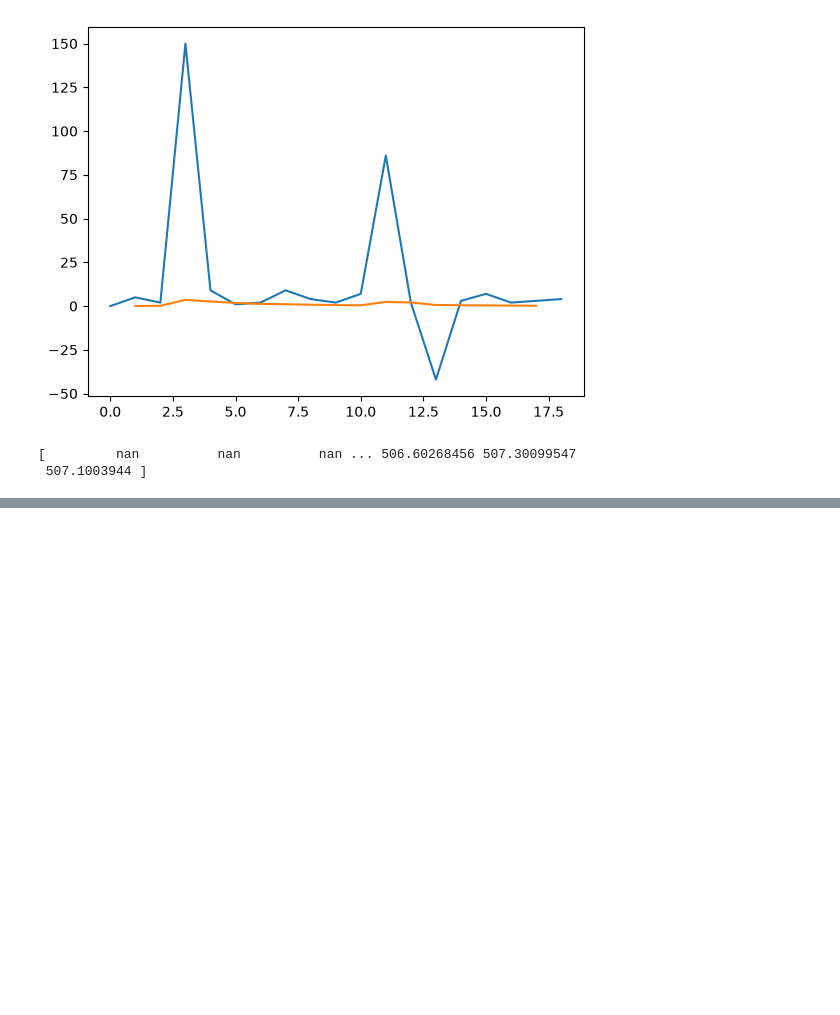
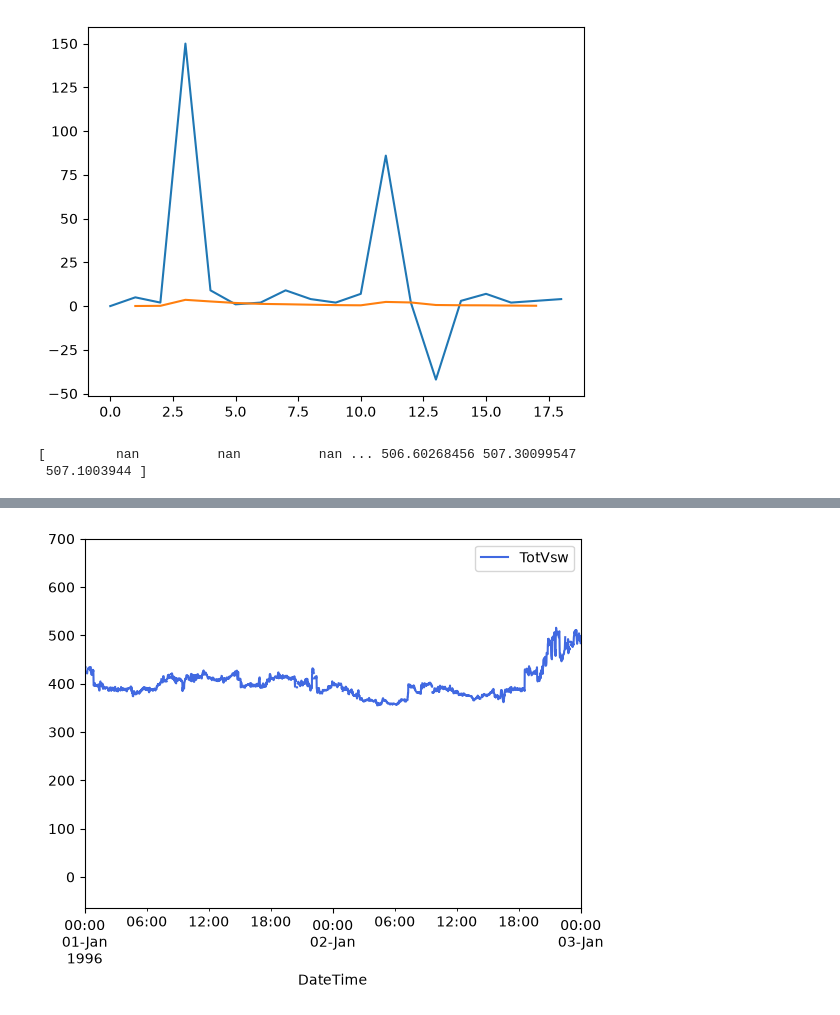
Before and after one commit to rahyndman/SolarWindCode, a Jupyter notebook: SteadinessTesting.ipynb, the cells around one changed output, grey strips where cells are left out. Drawn from its saved outputs; the diff is of its cells as text; code cells hidden in the pictures; blank space fills up the shorter version.

```diff
--- a/SteadinessTesting.ipynb
+++ b/SteadinessTesting.ipynb
@@ -746,0 +779,85 @@ plt.legend()
+# %%
+# Resample data - Choose a resample rate that seems accurate to changes in data
+
+rate = "1h"
+# print(dataTimeSerieses[0])
+resampled = dataTimeSerieses[0].to_dataframe().resample(rate, label="right").mean()
+# print(resampled)
+resampledTS = TimeSeries(resampled)
+# print(resampledTS)
+
+rate2 = "2h"
+# print(dataTimeSerieses[0])
+resampled2 = dataTimeSerieses[0].to_dataframe().resample(rate2, label="right").mean()
+# print(resampled2)
+resampledTS2 = TimeSeries(resampled2)
+# print(resampledTS2)
+# %%
+Columns = ["TotVsw"]#, "Vx_GSE", "Vy_GSE", "Vz_GSE"]
+# xlim = [Start, End]
+xlim = [ZoomStart, ZoomEnd]
+# ylim = [250, 700]
+ylim = [-65, 700]
+color3 = "yellow"
+
+fig, ax = plt.subplots()
+# Plot timeseries with raw data
+PlotVsw(dataTimeSerieses[0], Columns=["TotVsw"], XLim = xlim, YLim = ylim, Color = color1, Label = "Raw data")
+
+# Plot timeseries with resampled data
+# PlotVsw(resampledTS, Columns=["TotVsw"], XLim = xlim, YLim = ylim, Color = color2, Label = "Resampled at " + rate)
+# PlotVsw(resampledTS2, Columns=["TotVsw"], XLim = xlim, YLim = ylim, Color = color3, Label = "Resampled at " + rate2)
+
+# PlotVsw(dataTimeSerieses[0].resample("5min").sum(), Columns=["TotVsw"], XLim = xlim) # .sum() or no?
+
+# Calculate variance of data
+dataTimeSeriesVar = dataTimeSerieses[0].to_dataframe()["TotVsw"].var()
+print( "Variance of raw data = " + str(dataTimeSeriesVar))
+dataTimeSeriesVar = resampled["TotVsw"].var()
+print( "Variance of resampled (" + rate + ") data = " + str(dataTimeSeriesVar))
+dataTimeSeriesVar = resampled2["TotVsw"].var()
+print( "Variance of resampled (" + rate2 + ") data = " + str(dataTimeSeriesVar))
+
+# Plot "derivative" of data
+
+Diff = dataTimeSerieses[0].to_dataframe()["TotVsw"].diff()
+print(Diff)
+
+
+# Diff.plot()
+
+# print()
+
+DiffAdj = []
+for i in range(len(Diff)):
+    diffAdj = Diff.values[i] + (dataTimeSerieses[0].to_dataframe()["TotVsw"].mean())
+    DiffAdj.append(diffAdj)
+
+DiffAdj.plot()
+
+# derivative = []
+# # dataToDerive = dataTimeSerieses[0].to_dataframe()["TotVsw"]
+# dataToDerive = resampled["TotVsw"]
+# # dataToDerive = resampled2["TotVsw"]
+
+# for i in range(len(dataToDerive)-1):
+#     y_diff = dataToDerive.values[i+1]-dataToDerive.values[i]
+#     derivative.append(y_diff)
+
+
+# # derivative10 = []
+# d = {"TotVswDev": derivative}
+# derivative = pd.DataFrame(data=d, index=dataToDerive.index[0:-1])
+# print(derivative)
+# ax.plot(derivative, markersize=10)
+# # derivative.plot()
+# # for j in range(len(derivative)):
+# #     derivative10.append(derivative[j]*10)
+
+# # derivative.plot() # , alpha = 0.5)
+# # PlotVsw(derivative["TotVswDev"],  XLim = xlim, YLim = ylim, Color = color1, Label = "Raw data")
+# # plt.plot(dataToDerive.index[0:-1], derivative, color="green")
+
+
+# print("Caption: Raw data ("+str(color1) + ") and data resampled at " + rate + " resample rate ("+str(color2) + ") and "+ rate2 + " resample rate ("+str(color3) + ").")
+# %% [output]
@@ -746,0 +882 @@ plt.legend()
+[figure, added]
```
Also changed, not shown: parts of 19 cells of this notebook.
